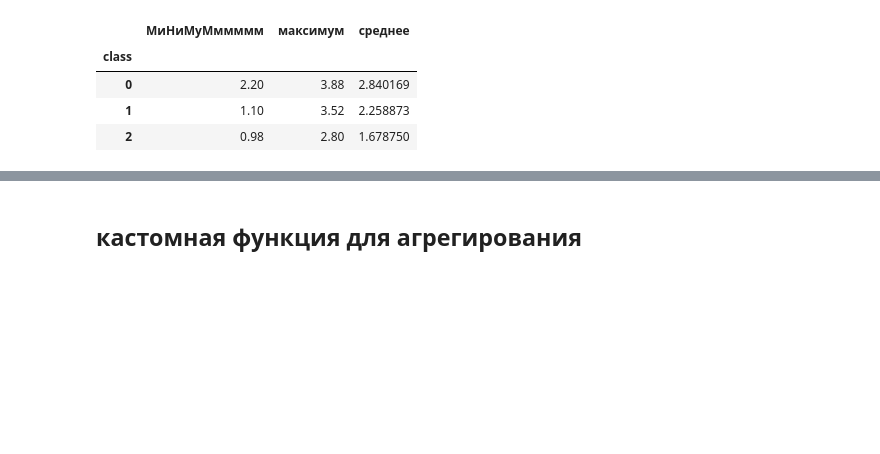
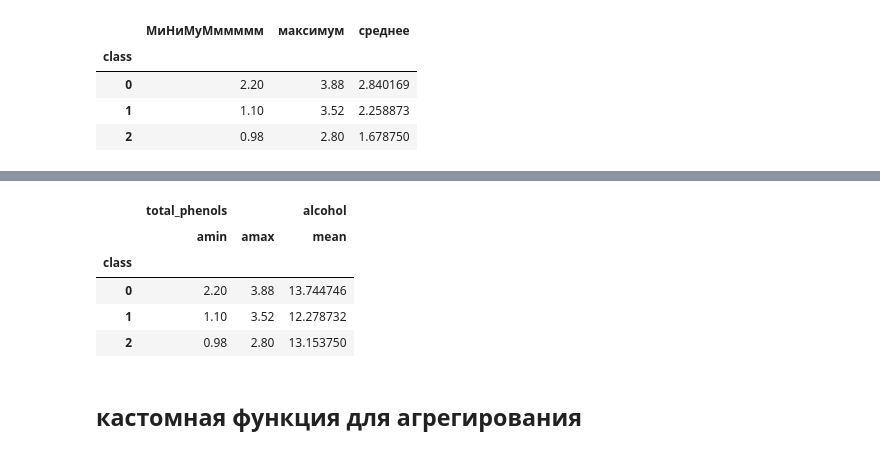
Before and after one commit to igumnov-daniel/HOCK_SEPTEMBER_2023, a Jupyter notebook: 10_groupby/10_2_groupby_LESSON.ipynb, the cells around one changed output, grey strips where cells are left out. Drawn from its saved outputs; the diff is of its cells as text; code cells hidden in the pictures; blank space fills up the shorter version.

```diff
--- a/10_groupby/10_2_groupby_RAW.ipynb
+++ b/10_groupby/10_2_groupby_LESSON.ipynb
@@ -269,3 +301,13 @@ res
+# %%
+res = df.groupby('class').agg({'total_phenols':[np.min, np.max], 'alcohol':[np.mean]})
+res
+# %% [output]
+|  | total_phenols |  | alcohol |
+|  | amin | amax | mean |
+| class |  |  |  |
+| 0 | 2.20 | 3.88 | 13.744746 |
+| 1 | 1.10 | 3.52 | 12.278732 |
+| 2 | 0.98 | 2.80 | 13.153750 |
 # %% [markdown]
 ## кастомная функция для агрегирования
 # %%
```
Also changed, not shown: parts of 6 cells of this notebook, 2 other files.
